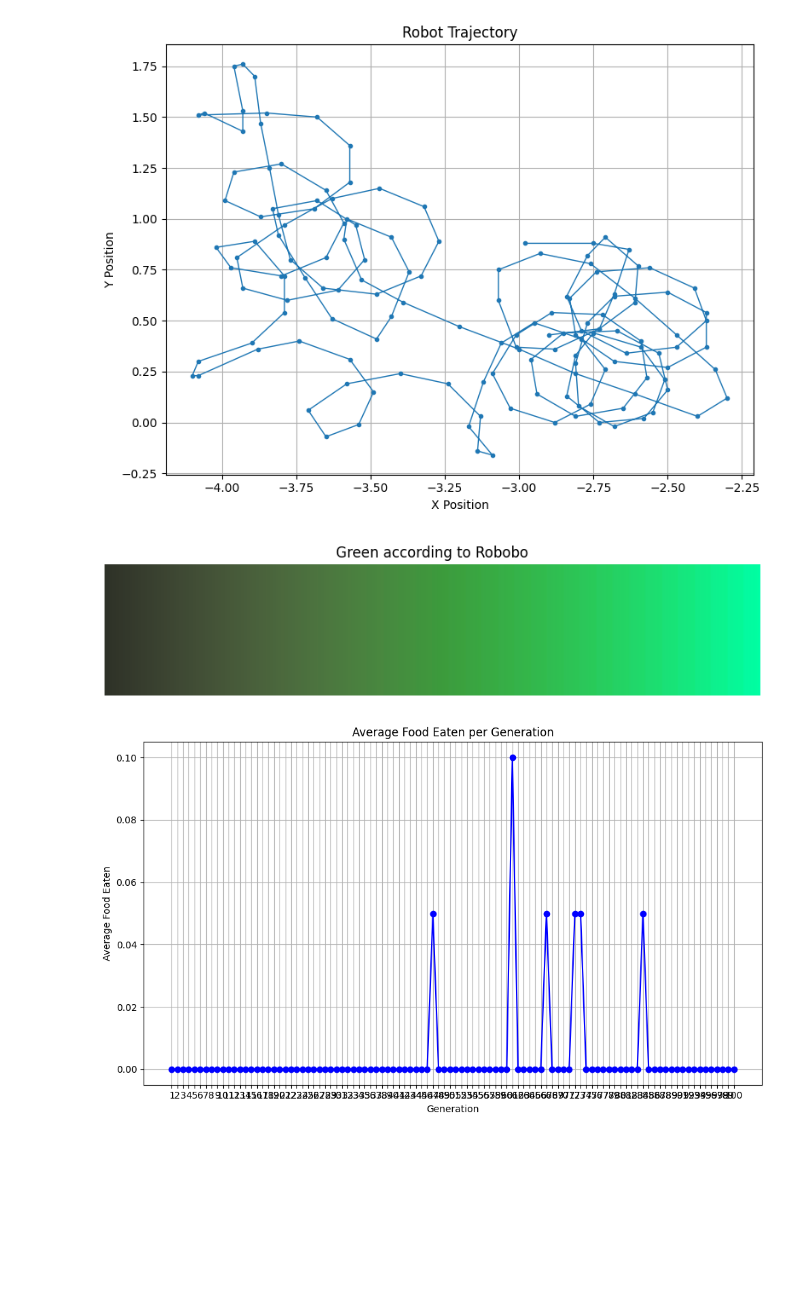
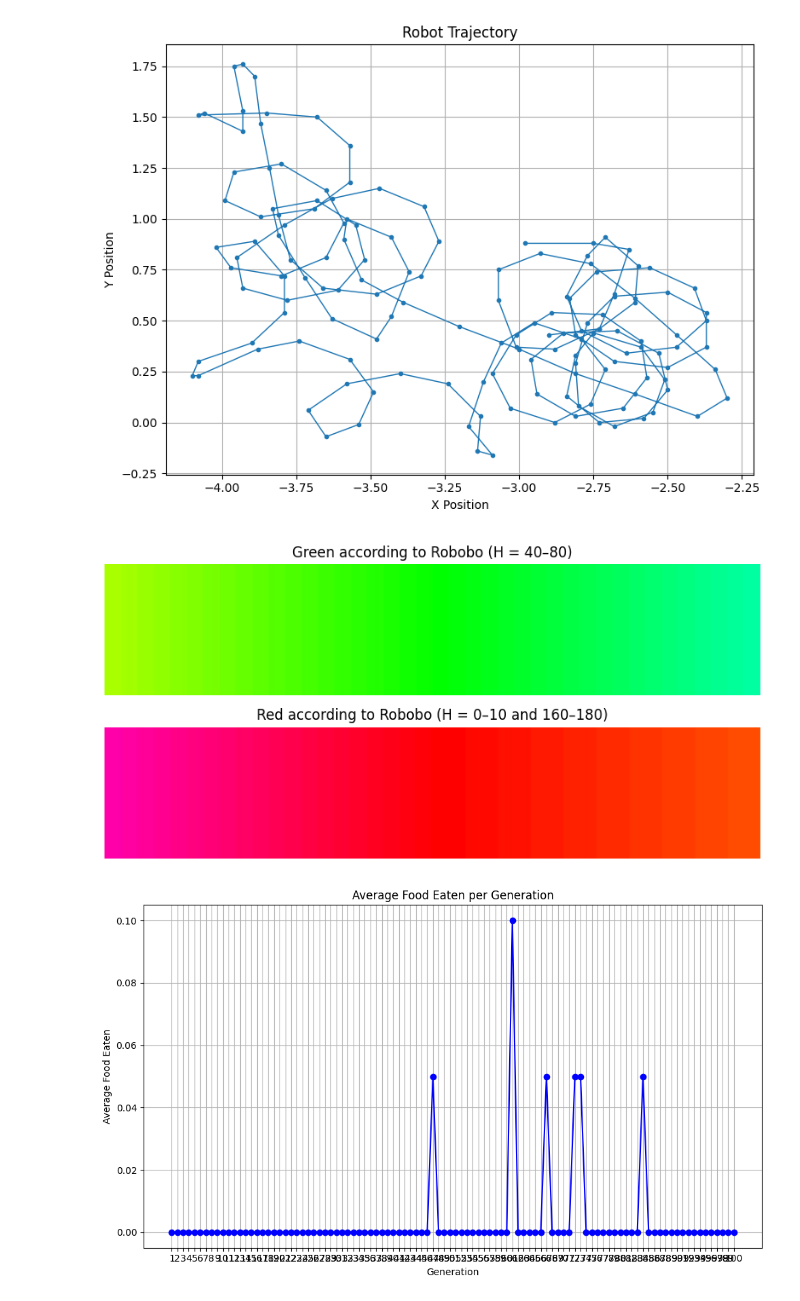
Before and after one commit to FabianoBusca/learning_machines, a Jupyter notebook: catkin_ws/src/learning_machines/src/learning_machines/plot_actions.ipynb, the cells around one changed output. Drawn from its saved outputs; the diff is of its cells as text; code cells hidden in the pictures; blank space fills up the shorter version.

```diff
--- a/catkin_ws/src/learning_machines/src/learning_machines/plot_actions.ipynb
+++ b/catkin_ws/src/learning_machines/src/learning_machines/plot_actions.ipynb
@@ -123,30 +131,62 @@ plt.show()
 # %%
 import numpy as np
 import cv2
 import matplotlib.pyplot as plt
 
-hsv_start = np.array([40, 50, 50], dtype=np.uint8)
-hsv_end = np.array([80, 255, 255], dtype=np.uint8)
-
 width = 500
 height = 100
 
-gradient_hsv = np.zeros((height, width, 3), dtype=np.uint8)
+# Green HSV gradient: from H=40 to H=80
+hsv_start_green = np.array([40, 255, 255], dtype=np.uint8)
+hsv_end_green = np.array([80, 255, 255], dtype=np.uint8)
+
+gradient_hsv_green = np.zeros((height, width, 3), dtype=np.uint8)
 for i in range(width):
     alpha = i / (width - 1)
-    hsv_pixel = (1 - alpha) * hsv_start + alpha * hsv_end
-    gradient_hsv[:, i] = hsv_pixel.astype(np.uint8)
+    hsv_pixel = (1 - alpha) * hsv_start_green + alpha * hsv_end_green
+    gradient_hsv_green[:, i] = hsv_pixel.astype(np.uint8)
 
-gradient_bgr = cv2.cvtColor(gradient_hsv, cv2.COLOR_HSV2BGR)
-gradient_rgb = cv2.cvtColor(gradient_bgr, cv2.COLOR_BGR2RGB)
+# Red HSV gradient: two ranges [0–10] and [160–180], stitched side by side
+width_half = width // 2
 
-plt.figure(figsize=(10, 2))
-plt.imshow(gradient_rgb)
-plt.axis("off")
-plt.title("Green according to Robobo")
+# First red range: H=0 to H=10
+hsv_start_red1 = np.array([0, 255, 255], dtype=np.uint8)
+hsv_end_red1 = np.array([10, 255, 255], dtype=np.uint8)
+
+# Second red range: H=160 to H=180
+hsv_start_red2 = np.array([160, 255, 255], dtype=np.uint8)
+hsv_end_red2 = np.array([180, 255, 255], dtype=np.uint8)
+
+gradient_hsv_red = np.zeros((height, width, 3), dtype=np.uint8)
+for i in range(width_half):
+    alpha = i / (width_half - 1)
+    hsv_pixel = (1 - alpha) * hsv_start_red1 + alpha * hsv_end_red1
+    gradient_hsv_red[:, i + width_half] = hsv_pixel.astype(np.uint8)
+
+for i in range(width_half):
+    alpha = i / (width_half - 1)
+    hsv_pixel = (1 - alpha) * hsv_start_red2 + alpha * hsv_end_red2
+    gradient_hsv_red[:, i] = hsv_pixel.astype(np.uint8)
+
+# Convert HSV to RGB
+gradient_rgb_green = cv2.cvtColor(cv2.cvtColor(gradient_hsv_green, cv2.COLOR_HSV2BGR), cv2.COLOR_BGR2RGB)
+gradient_rgb_red = cv2.cvtColor(cv2.cvtColor(gradient_hsv_red, cv2.COLOR_HSV2BGR), cv2.COLOR_BGR2RGB)
+
+# Plot both gradients
+fig, axs = plt.subplots(2, 1, figsize=(10, 4))
+
+axs[0].imshow(gradient_rgb_green)
+axs[0].axis("off")
+axs[0].set_title("Green according to Robobo (H = 40–80)")
+
+axs[1].imshow(gradient_rgb_red)
+axs[1].axis("off")
+axs[1].set_title("Red according to Robobo (H = 0–10 and 160–180)")
+
+plt.tight_layout()
 plt.show()
 # %% [output]
-[figure, old version]
+[figure, new version]
 # %%
 import os
 
```
Also changed, not shown: parts of 2 cells of this notebook, 5 other files.
